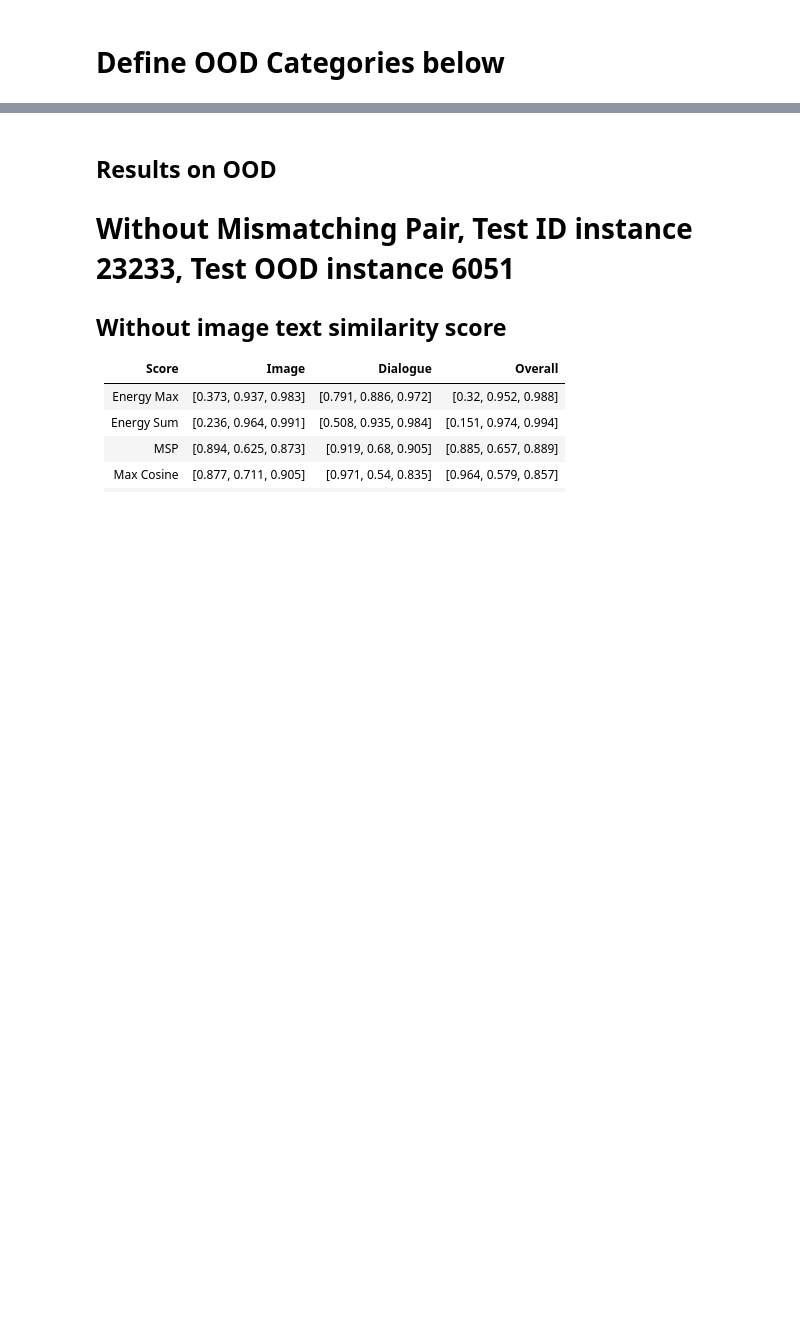
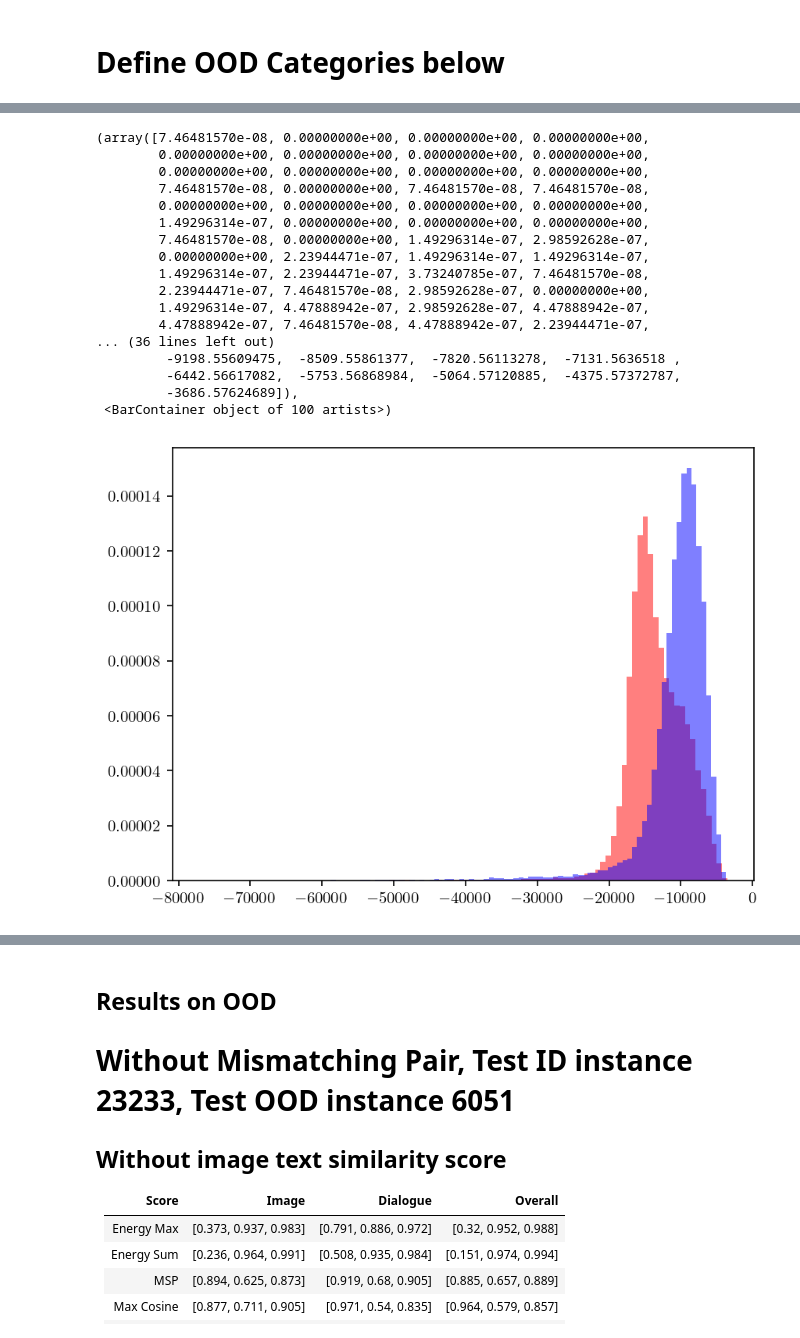
Before and after one commit to wfyitf/multimodal_ood, a Jupyter notebook: notebooks/clip_qa_run_all.ipynb, the cells around one changed output, grey strips where cells are left out. Cells and saved outputs as stored; diff of their text form; code cells hidden in the pictures; blank space fills up the shorter version.

```diff
--- a/notebooks/clip_qa_run_all.ipynb
+++ b/notebooks/clip_qa_run_all.ipynb
@@ -160,0 +161,33 @@ dialogue_model_loader.train_model(X_train_dialogue, Y_train, X_test_dialogue, Y_
+# %%
+score_type_list = ["prob", "energy", "logits", "msp", "odin", "mahalanobis"]
+for score_type in score_type_list:
+    if score_type != "mahalanobis":
+        image_score_sum, image_score_max = image_model_loader.evaluate_on_test(X_test_image,
+                                                            Y_test,
+                                                            score_type=score_type,\
+                                                            return_score=True)
+        dialogue_score_sum, dialogue_score_max = dialogue_model_loader.evaluate_on_test(X_test_dialogue,
+                                                            Y_test,
+                                                            score_type=score_type,\
+                                                            return_score=True)
+
+    else:
+        image_score_sum, image_score_max = image_model_loader.evaluate_on_test(X_test_image,
+                                                            Y_test,
+                                                            score_type=score_type,\
+                                                            return_score=True,
+                                                            X_train=X_train_image,
+                                                            Y_train=Y_train)
+        dialogue_score_sum, dialogue_score_max = dialogue_model_loader.evaluate_on_test(X_test_dialogue,
+                                                            Y_test,
+                                                            score_type=score_type,\
+                                                            return_score=True,
+                                                            X_train=X_train_dialogue,
+                                                            Y_train=Y_train)
+
+    df_test[f'{score_type}_sum_image'] = image_score_sum
+    df_test[f'{score_type}_max_image'] = image_score_max
+    df_test[f'{score_type}_sum_dialogue'] = dialogue_score_sum
+    df_test[f'{score_type}_max_dialogue'] = dialogue_score_max
+    if score_type in ["energy", "logits", "prob", "odin", "mahalanobis"]:
+        df_test[f'{score_type}_overall_simialrity_sum'] = df_test[f'{score_type}_sum_image'] + df_test[f'{score_type}_sum_dialogue']
@@ -160,0 +210,24 @@ dialogue_model_loader.train_model(X_train_dialogue, Y_train, X_test_dialogue, Y_
+# %%
+score_type = "mahalanobis"
+
+plt.hist(df_test[df_test['OOD'] == 0][f'{score_type}_sum_image'], bins=100, alpha=0.5, label='Image', density=True, color='red')
+plt.hist(df_test[df_test['OOD'] == 1][f'{score_type}_sum_image'], bins=100, alpha=0.5, label='Image', density=True, color='blue')
+# %% [output]
+(array([7.46481570e-08, 0.00000000e+00, 0.00000000e+00, 0.00000000e+00,
+        0.00000000e+00, 0.00000000e+00, 0.00000000e+00, 0.00000000e+00,
+        0.00000000e+00, 0.00000000e+00, 0.00000000e+00, 0.00000000e+00,
+        7.46481570e-08, 0.00000000e+00, 7.46481570e-08, 7.46481570e-08,
+        0.00000000e+00, 0.00000000e+00, 0.00000000e+00, 0.00000000e+00,
+        1.49296314e-07, 0.00000000e+00, 0.00000000e+00, 0.00000000e+00,
+        7.46481570e-08, 0.00000000e+00, 1.49296314e-07, 2.98592628e-07,
+        0.00000000e+00, 2.23944471e-07, 1.49296314e-07, 1.49296314e-07,
+        1.49296314e-07, 2.23944471e-07, 3.73240785e-07, 7.46481570e-08,
+        2.23944471e-07, 7.46481570e-08, 2.98592628e-07, 0.00000000e+00,
+        1.49296314e-07, 4.47888942e-07, 2.98592628e-07, 4.47888942e-07,
+        4.47888942e-07, 7.46481570e-08, 4.47888942e-07, 2.23944471e-07,
+... (36 lines left out)
+         -9198.55609475,  -8509.55861377,  -7820.56113278,  -7131.5636518 ,
+         -6442.56617082,  -5753.56868984,  -5064.57120885,  -4375.57372787,
+         -3686.57624689]),
+ <BarContainer object of 100 artists>)
+[figure, added]
```
Also changed, not shown: parts of 19 cells of this notebook, 4 other files.
